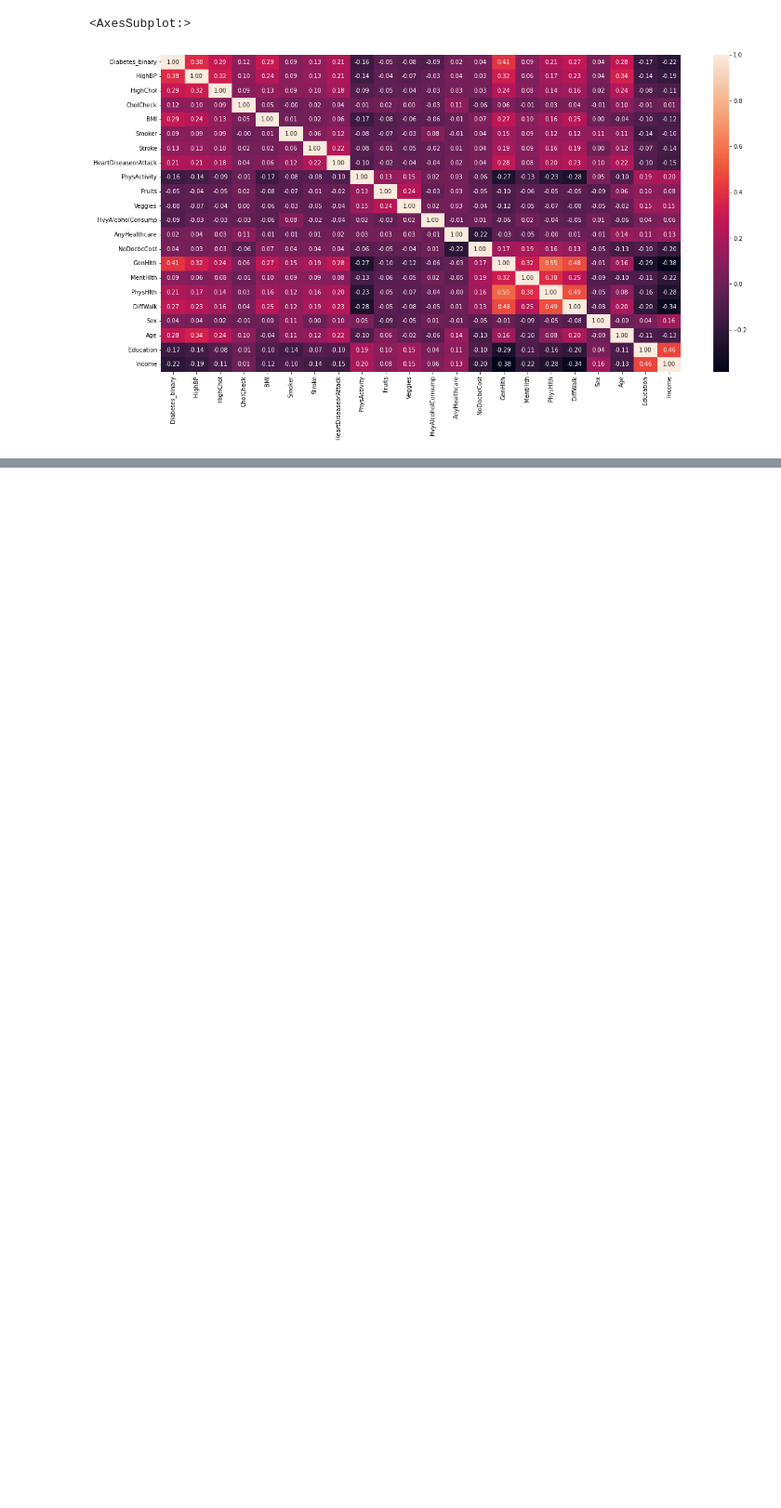
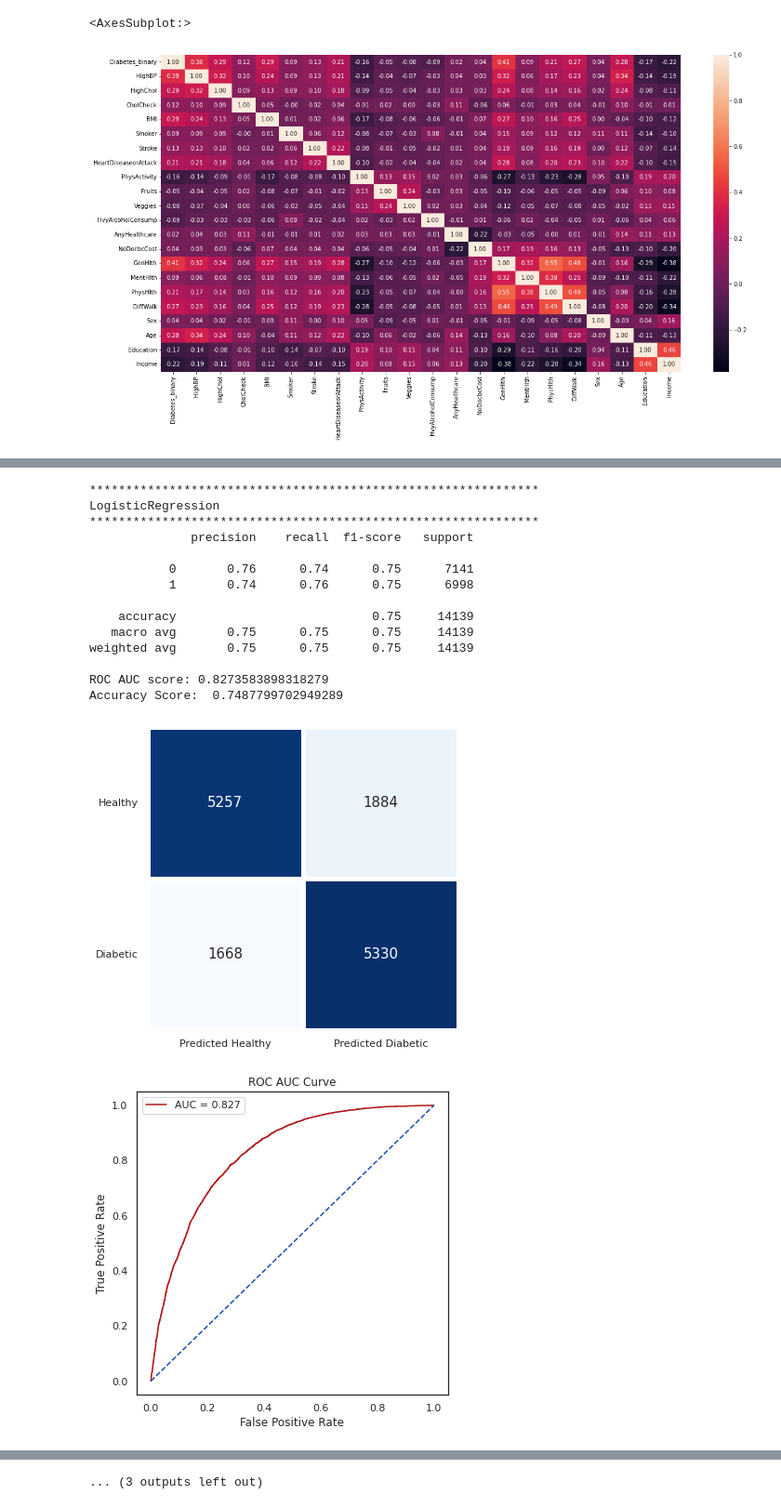
Before and after one commit to a-shirshov/machine_learning, a Jupyter notebook: nir/nir.ipynb, the cells around one changed output, grey strips where cells are left out. Shown at 93% size. Cells and saved outputs as stored; diff of their text form; code cells hidden in the pictures; blank space fills up the shorter version.

```diff
--- a/nir/nir.ipynb
+++ b/nir/nir.ipynb
@@ -169,4 +326,0 @@ X_train, X_test, Y_train, Y_test = train_test_split(X, Y, test_size=0.2, random_
-# %%
-sc = StandardScaler()
-X_train = sc.fit_transform(X_train)
-X_test = sc.transform(X_test)
@@ -181,0 +347,57 @@ X_train.shape, Y_train.shape
+# %%
+def DrawGraphics(Y_test, y_pred):
+    print("**************************************************************")
+    print(model_name)
+    print("**************************************************************")
+    print(classification_report(Y_test, y_pred))
+    print(f'ROC AUC score: {roc_auc_score(Y_test, y_prob)}')
+    print('Accuracy Score: ',accuracy_score(Y_test, y_pred))
+
+    plt.figure(figsize = (6, 6))
+    sns.heatmap(cm, cmap = 'Blues', annot = True, fmt = 'd', linewidths = 5, cbar = False, annot_kws = {'fontsize': 15},
+            yticklabels = ['Healthy', 'Diabetic'], xticklabels = ['Predicted Healthy', 'Predicted Diabetic'])
+    plt.yticks(rotation = 0)
+    plt.show()
+
+    false_positive_rate, true_positive_rate, thresholds = roc_curve(Y_test, y_prob)
+    roc_auc = auc(false_positive_rate, true_positive_rate)
+
+    sns.set_theme(style = 'white')
+    plt.figure(figsize = (6, 6))
+    plt.plot(false_positive_rate,true_positive_rate, color = '#b01717', label = 'AUC = %0.3f' % roc_auc)
+    plt.legend(loc = 'lower right')
+    plt.plot([0, 1], [0, 1], linestyle = '--', color = '#174ab0')
+    plt.axis('tight')
+    plt.ylabel('True Positive Rate')
+    plt.xlabel('False Positive Rate')
+    plt.title('ROC AUC Curve')
+    plt.legend()
+    plt.show()
+# %%
+for model_name, model in models.items():
+    model.fit(X_train, Y_train)
+    y_pred = model.predict(X_test)
+    y_prob = model.predict_proba(X_test)[:,1]
+    cm = confusion_matrix(Y_test, y_pred)
+
+    DrawGraphics(Y_test, y_pred)
+
+    acc = accuracy_score(Y_test, y_pred)*100
+    accuracies[model_name] = acc
+# %% [output]
+**************************************************************
+LogisticRegression
+**************************************************************
+              precision    recall  f1-score   support
+
+           0       0.76      0.74      0.75      7141
+           1       0.74      0.76      0.75      6998
+
+    accuracy                           0.75     14139
+   macro avg       0.75      0.75      0.75     14139
+weighted avg       0.75      0.75      0.75     14139
+
+ROC AUC score: 0.8273583898318279
+Accuracy Score:  0.7487799702949289
+[figure, added]
+[figure, added]
@@ -181,0 +452 @@ X_train.shape, Y_train.shape
+... (3 outputs left out)
```
Also changed, not shown: parts of 29 cells of this notebook.
